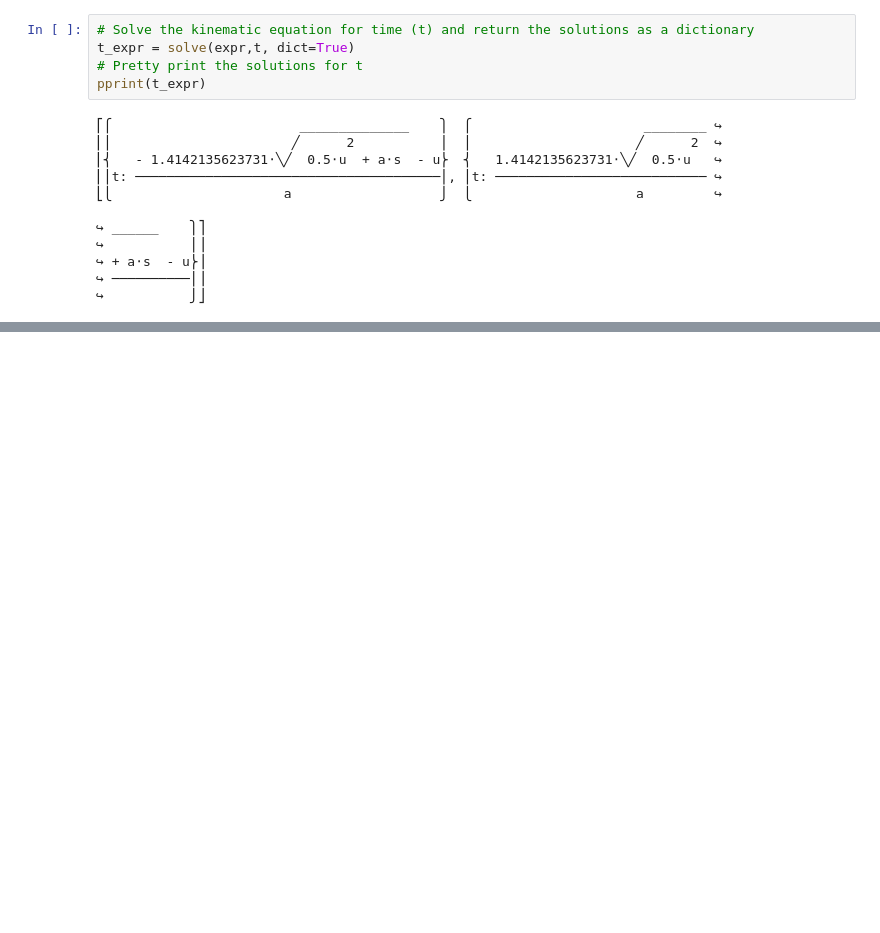
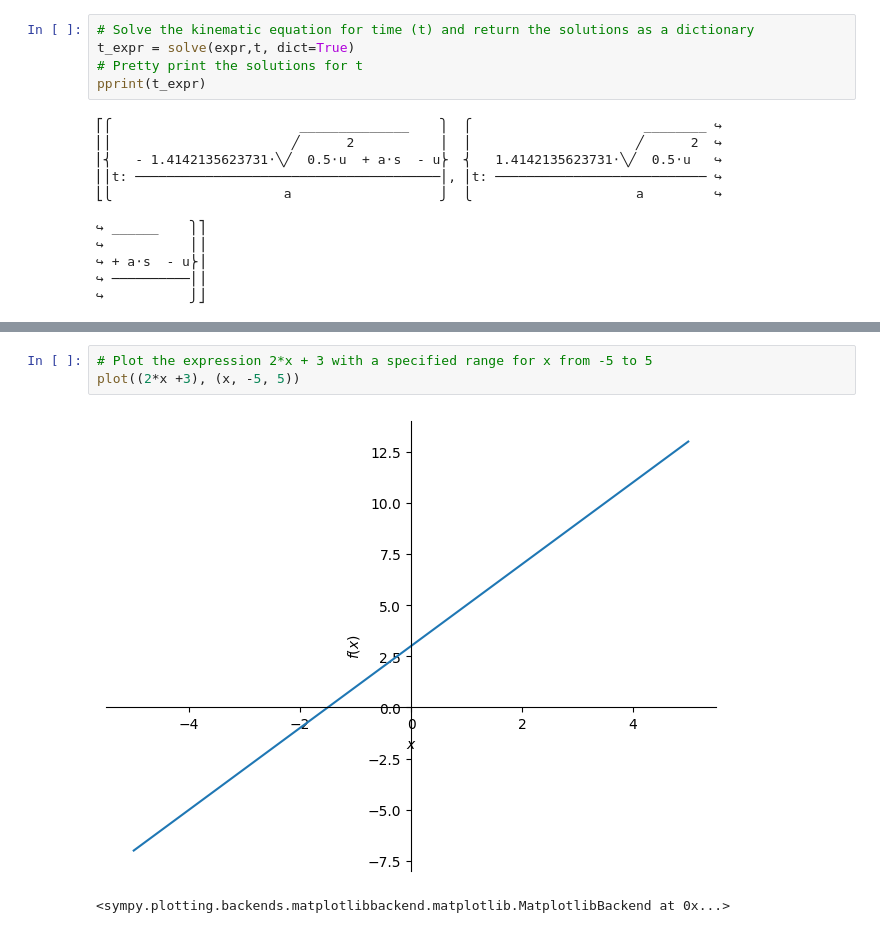
Before and after one commit to Saifullah785/doing-math-with-python-notes, a Jupyter notebook: Chapter_04_Algebra_and_Symbolic_Math_with_Sympy/Chapter_04_Algebra_and_Symbolic_Math_with_Sympy.ipynb, the cells around one changed output, grey strips where cells are left out. Drawn from its saved outputs; the diff is of its cells as text; blank space fills up the shorter version.

```diff
--- a/Chapter_04_Algebra_and_Symbolic_Math_with_Sympy/Chapter_04_Algebra_and_Symbolic_Math_with_Sympy.ipynb
+++ b/Chapter_04_Algebra_and_Symbolic_Math_with_Sympy/Chapter_04_Algebra_and_Symbolic_Math_with_Sympy.ipynb
@@ -541,0 +589,6 @@ pprint(t_expr)
+# %%
+# Plot the expression 2*x + 3 with a specified range for x from -5 to 5
+plot((2*x +3), (x, -5, 5))
+# %% [output]
+[figure, added]
+<sympy.plotting.backends.matplotlibbackend.matplotlib.MatplotlibBackend at 0x...>
```
Also changed, not shown: parts of 18 cells of this notebook.
